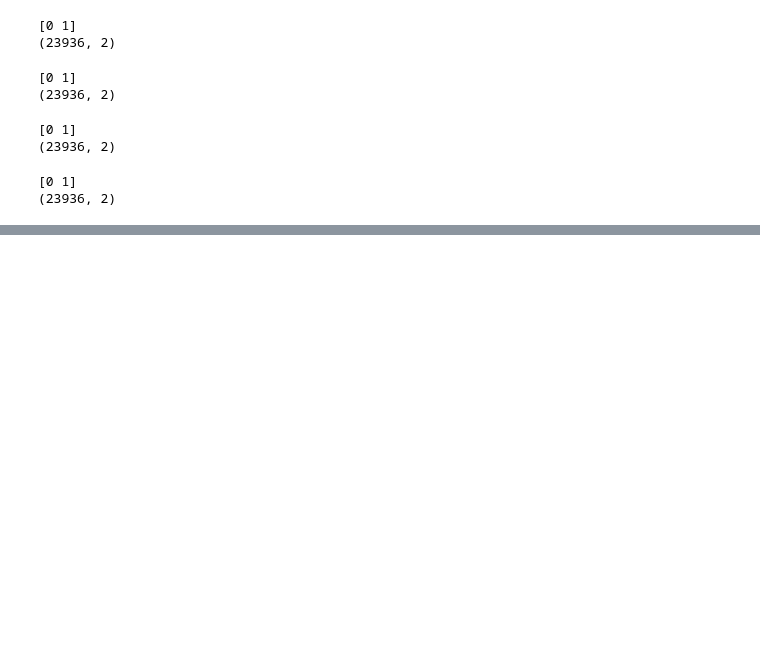
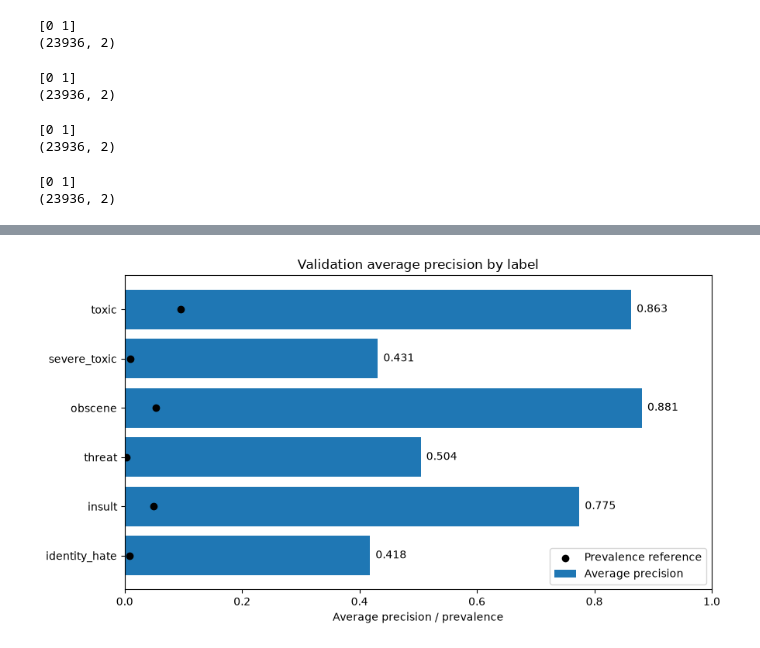
Before and after one commit to ellisonchen1/Content-health-classifier, a Jupyter notebook: notebooks/02_baseline_model.ipynb, the cells around one changed output, grey strips where cells are left out. Drawn from its saved outputs; the diff is of its cells as text; code cells hidden in the pictures; blank space fills up the shorter version.

```diff
--- a/notebooks/02_baseline_model.ipynb
+++ b/notebooks/02_baseline_model.ipynb
@@ -251,0 +277,7 @@ Trained all 6 models for all classifier tags
+# %%
+y_val = df.loc[val_mask].set_index('id')[labels]
+y_val = y_val.loc[scores.index]
+
+assert y_val.index.equals(scores.index)
+assert y_val.shape == (23936, 6)
+y_val
@@ -251,0 +353,27 @@ Trained all 6 models for all classifier tags
+# %%
+from pathlib import Path
+
+fig, ax = plt.subplots(figsize=(9, 5))
+positions = np.arange(len(d1))
+bars = ax.barh(positions, d1['ap'], label='Average precision')
+ax.scatter(d1['prevalence'], positions, color='black', marker='o',
+           label='Prevalence reference', zorder=3)
+ax.set_yticks(positions, d1['label'])
+ax.invert_yaxis()
+ax.set_xlim(0, 1)
+ax.set_xlabel('Average precision / prevalence')
+ax.set_title('Validation average precision by label')
+ax.legend(loc='lower right')
+
+for bar, ap in zip(bars, d1['ap']):
+    ax.annotate(f'{ap:.3f}',
+                (bar.get_width(), bar.get_y() + bar.get_height() / 2),
+                textcoords='offset points', xytext=(5, 0), va='center')
+
+fig.tight_layout()
+Path('../dashboard').mkdir(exist_ok=True)
+fig.savefig('../dashboard/baseline_validation_ap.png', dpi=160,
+            bbox_inches='tight')
+plt.show()
+# %% [output]
+[figure, added]
```
Also changed, not shown: parts of 9 cells of this notebook, 2 other files.
